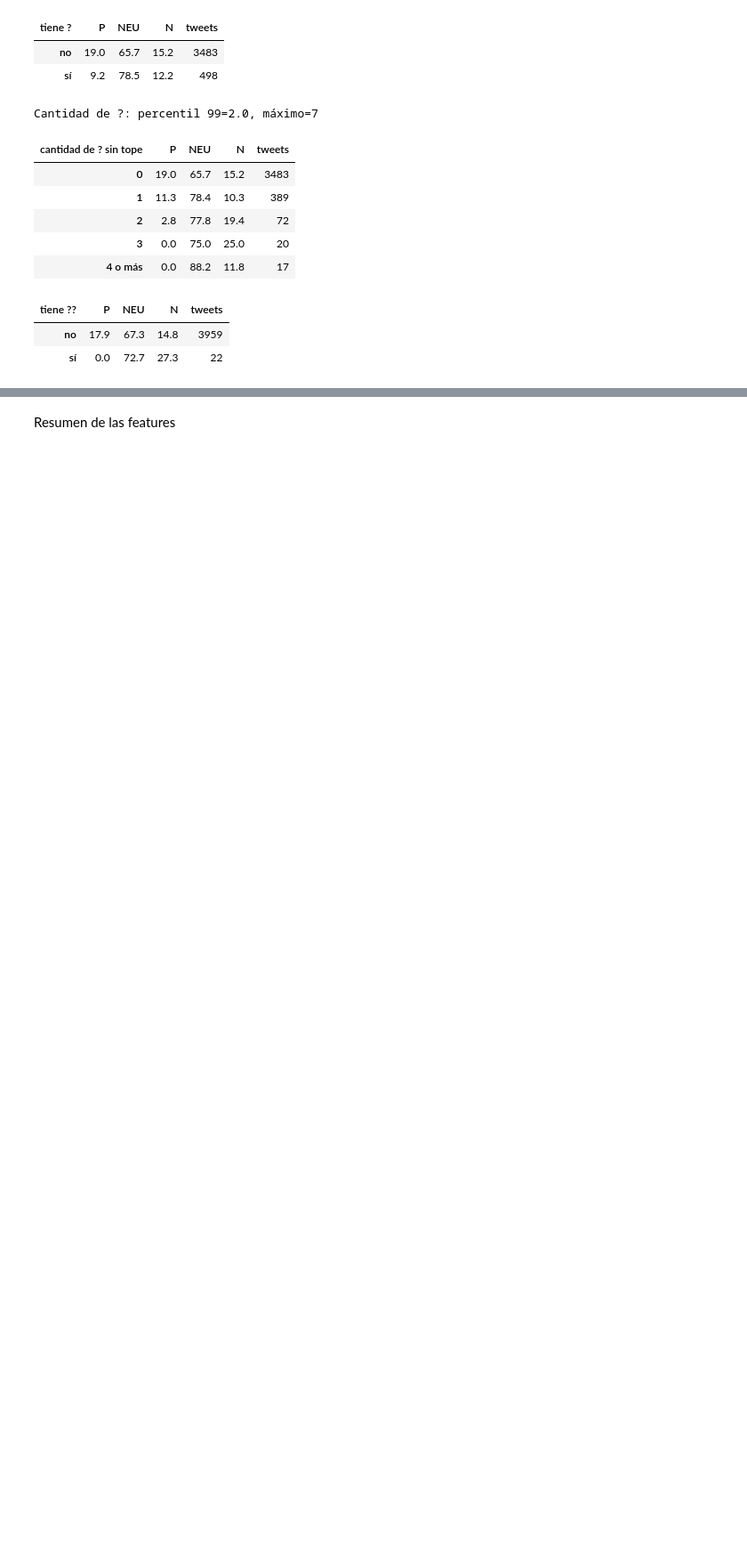
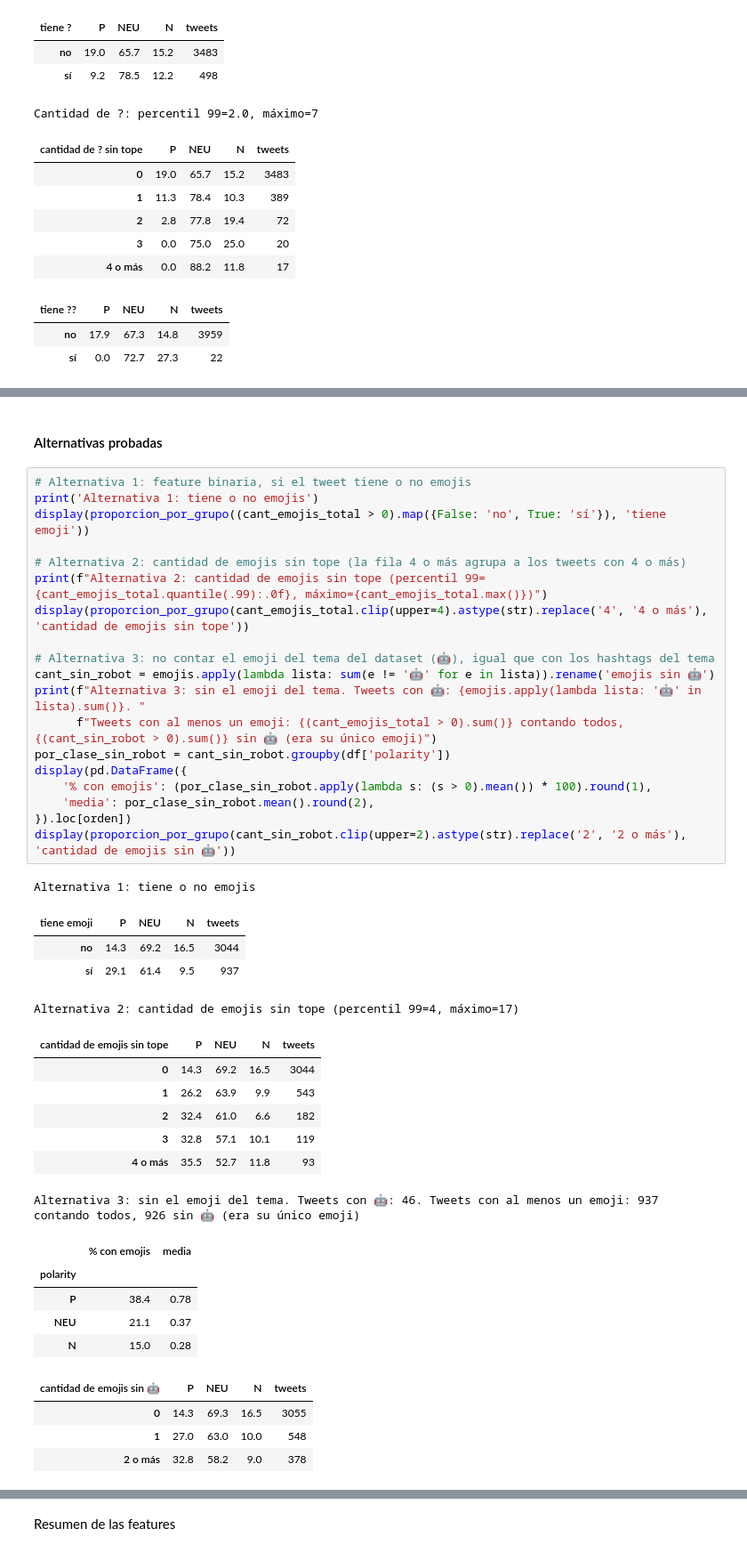
Before and after one commit to Barlita03/TP-CienciasDeDatos, a Jupyter notebook: TP1_CdD.ipynb, the cells around one changed output, grey strips where cells are left out. Shown at 89% size. Drawn from its saved outputs; the diff is of its cells as text; blank space fills up the shorter version.

```diff
--- a/TP1_CdD.ipynb
+++ b/TP1_CdD.ipynb
@@ -1012,0 +1070,43 @@ Cantidad de ?: percentil 99=2.0, máximo=7
+# %% [markdown]
+#### Alternativas probadas
+# %%
+# Alternativa 1: feature binaria, si el tweet tiene o no emojis
+print('Alternativa 1: tiene o no emojis')
+display(proporcion_por_grupo((cant_emojis_total > 0).map({False: 'no', True: 'sí'}), 'tiene emoji'))
+
+# Alternativa 2: cantidad de emojis sin tope (la fila 4 o más agrupa a los tweets con 4 o más)
+print(f"Alternativa 2: cantidad de emojis sin tope (percentil 99={cant_emojis_total.quantile(.99):.0f}, máximo={cant_emojis_total.max()})")
+display(proporcion_por_grupo(cant_emojis_total.clip(upper=4).astype(str).replace('4', '4 o más'), 'cantidad de emojis sin tope'))
+
+# Alternativa 3: no contar el emoji del tema del dataset (🤖), igual que con los hashtags del tema
+cant_sin_robot = emojis.apply(lambda lista: sum(e != '🤖' for e in lista)).rename('emojis sin 🤖')
+print(f"Alternativa 3: sin el emoji del tema. Tweets con 🤖: {emojis.apply(lambda lista: '🤖' in lista).sum()}. "
+      f"Tweets con al menos un emoji: {(cant_emojis_total > 0).sum()} contando todos, {(cant_sin_robot > 0).sum()} sin 🤖 (era su único emoji)")
+por_clase_sin_robot = cant_sin_robot.groupby(df['polarity'])
+display(pd.DataFrame({
+    '% con emojis': (por_clase_sin_robot.apply(lambda s: (s > 0).mean()) * 100).round(1),
+    'media': por_clase_sin_robot.mean().round(2),
+}).loc[orden])
+display(proporcion_por_grupo(cant_sin_robot.clip(upper=2).astype(str).replace('2', '2 o más'), 'cantidad de emojis sin 🤖'))
+# %% [output]
+Alternativa 1: tiene o no emojis
+| tiene emoji | P | NEU | N | tweets |
+| no | 14.3 | 69.2 | 16.5 | 3044 |
+| sí | 29.1 | 61.4 | 9.5 | 937 |
+Alternativa 2: cantidad de emojis sin tope (percentil 99=4, máximo=17)
+| cantidad de emojis sin tope | P | NEU | N | tweets |
+| 0 | 14.3 | 69.2 | 16.5 | 3044 |
+| 1 | 26.2 | 63.9 | 9.9 | 543 |
+| 2 | 32.4 | 61.0 | 6.6 | 182 |
+| 3 | 32.8 | 57.1 | 10.1 | 119 |
+| 4 o más | 35.5 | 52.7 | 11.8 | 93 |
+Alternativa 3: sin el emoji del tema. Tweets con 🤖: 46. Tweets con al menos un emoji: 937 contando todos, 926 sin 🤖 (era su único emoji)
+|  | % con emojis | media |
+| polarity |  |  |
+| P | 38.4 | 0.78 |
+| NEU | 21.1 | 0.37 |
+| N | 15.0 | 0.28 |
+| cantidad de emojis sin 🤖 | P | NEU | N | tweets |
+| 0 | 14.3 | 69.3 | 16.5 | 3055 |
+| 1 | 27.0 | 63.0 | 10.0 | 548 |
+| 2 o más | 32.8 | 58.2 | 9.0 | 378 |
```
Also changed, not shown: parts of 12 cells of this notebook, 3 other files.
